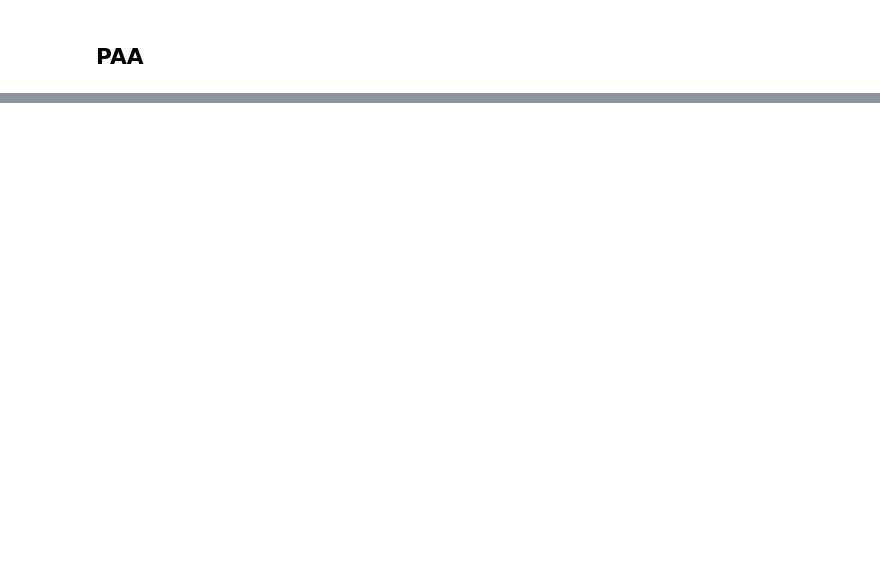
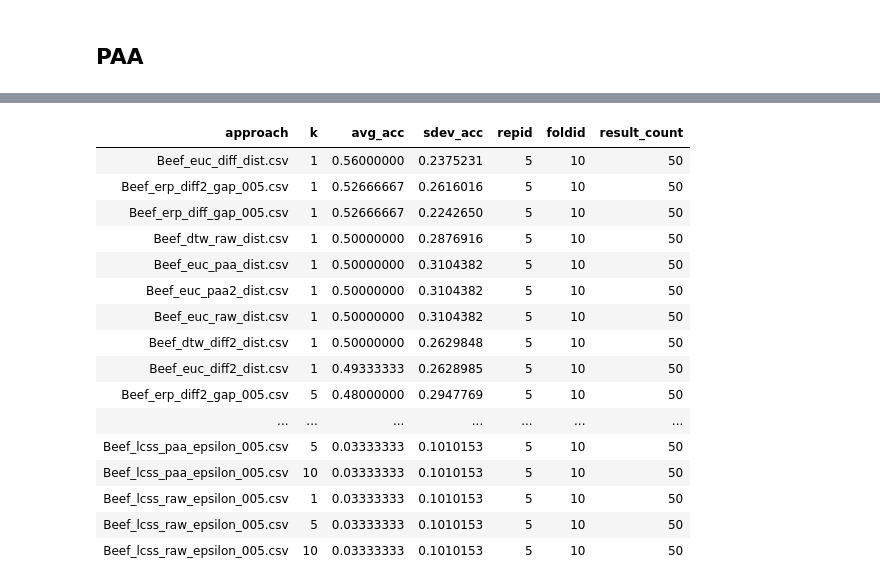
Before and after one commit to BU-IE-48B/fall21-mbahadir, a Jupyter notebook: Homework3/Homework3.ipynb, the cells around one changed output, grey strips where cells are left out. Cells and saved outputs as stored; diff of their text form; code cells hidden in the pictures; blank space fills up the shorter version.

```diff
--- a/Homework3/Homework3.ipynb
+++ b/Homework3/Homework3.ipynb
@@ -372,0 +417,24 @@ acc_res_1
+# %%
+iter=1
+for(m in 1:length(dist_files)){ #
+    print(dist_files[m])
+    dist_mat=as.matrix(fread(dist_files[m],header=FALSE))
+    for(i in 1:nof_rep){
+        this_fold=cv_indices[[i]]
+        for(j in 1:n_fold){
+            test_indices=this_fold[[j]]
+            for(k in 1:length(k_levels)){
+                current_k=k_levels[k]
+                current_fold=nn_classify_cv(dist_mat,trainclass,test_indices,k=current_k)
+                accuracy=sum(trainclass[test_indices]==current_fold$prediction$predicted)/length(test_indices)
+                tmp=data.table(approach=approach_file[m],repid=i,foldid=j,
+                               k=current_k,acc=accuracy)
+                result[[iter]]=tmp
+                iter=iter+1
+            }
+
+        }
+
+    }
+
+}
@@ -372,0 +465,3 @@ acc_res_1
+# %%
+dataframe_result=rbindlist(result)
+head(dataframe_result)
@@ -372,0 +476,25 @@ acc_res_1
+# %%
+acc_res=dataframe_result[,list(avg_acc=mean(acc),sdev_acc=sd(acc), repid=max(repid), foldid=max(foldid),
+                                   result_count=.N),by=list(approach,k)]
+# %%
+acc_res_ordered=acc_res[order(avg_acc,decreasing = TRUE)]
+# %%
+acc_res_ordered
+# %% [output]
+| approach | k | avg_acc | sdev_acc | repid | foldid | result_count |
+| Beef_euc_diff_dist.csv | 1 | 0.56000000 | 0.2375231 | 5 | 10 | 50 |
+| Beef_erp_diff2_gap_005.csv | 1 | 0.52666667 | 0.2616016 | 5 | 10 | 50 |
+| Beef_erp_diff_gap_005.csv | 1 | 0.52666667 | 0.2242650 | 5 | 10 | 50 |
+| Beef_dtw_raw_dist.csv | 1 | 0.50000000 | 0.2876916 | 5 | 10 | 50 |
+| Beef_euc_paa_dist.csv | 1 | 0.50000000 | 0.3104382 | 5 | 10 | 50 |
+| Beef_euc_paa2_dist.csv | 1 | 0.50000000 | 0.3104382 | 5 | 10 | 50 |
+| Beef_euc_raw_dist.csv | 1 | 0.50000000 | 0.3104382 | 5 | 10 | 50 |
+| Beef_dtw_diff2_dist.csv | 1 | 0.50000000 | 0.2629848 | 5 | 10 | 50 |
+| Beef_euc_diff2_dist.csv | 1 | 0.49333333 | 0.2628985 | 5 | 10 | 50 |
+| Beef_erp_diff2_gap_005.csv | 5 | 0.48000000 | 0.2947769 | 5 | 10 | 50 |
+| ... | ... | ... | ... | ... | ... | ... |
+| Beef_lcss_paa_epsilon_005.csv | 5 | 0.03333333 | 0.1010153 | 5 | 10 | 50 |
+| Beef_lcss_paa_epsilon_005.csv | 10 | 0.03333333 | 0.1010153 | 5 | 10 | 50 |
+| Beef_lcss_raw_epsilon_005.csv | 1 | 0.03333333 | 0.1010153 | 5 | 10 | 50 |
+| Beef_lcss_raw_epsilon_005.csv | 5 | 0.03333333 | 0.1010153 | 5 | 10 | 50 |
+| Beef_lcss_raw_epsilon_005.csv | 10 | 0.03333333 | 0.1010153 | 5 | 10 | 50 |
```
Also changed, not shown: parts of 90 cells of this notebook, 9 other files.
